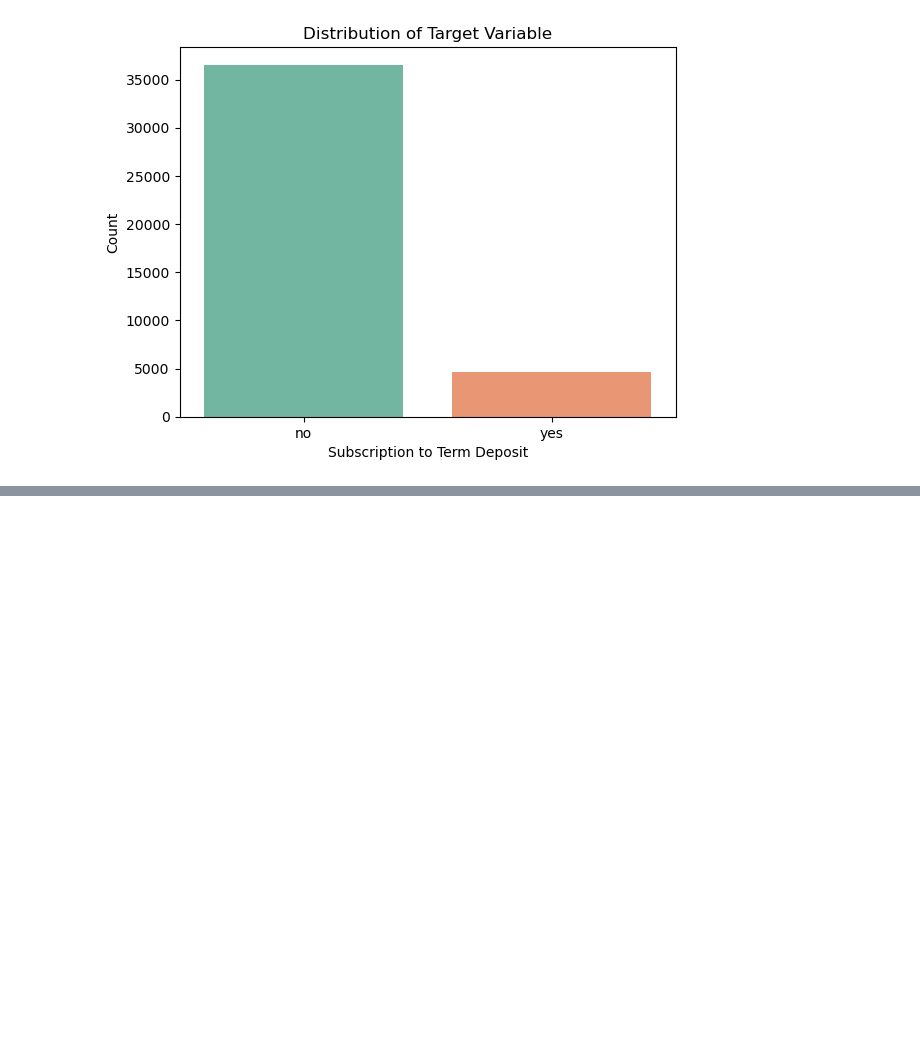
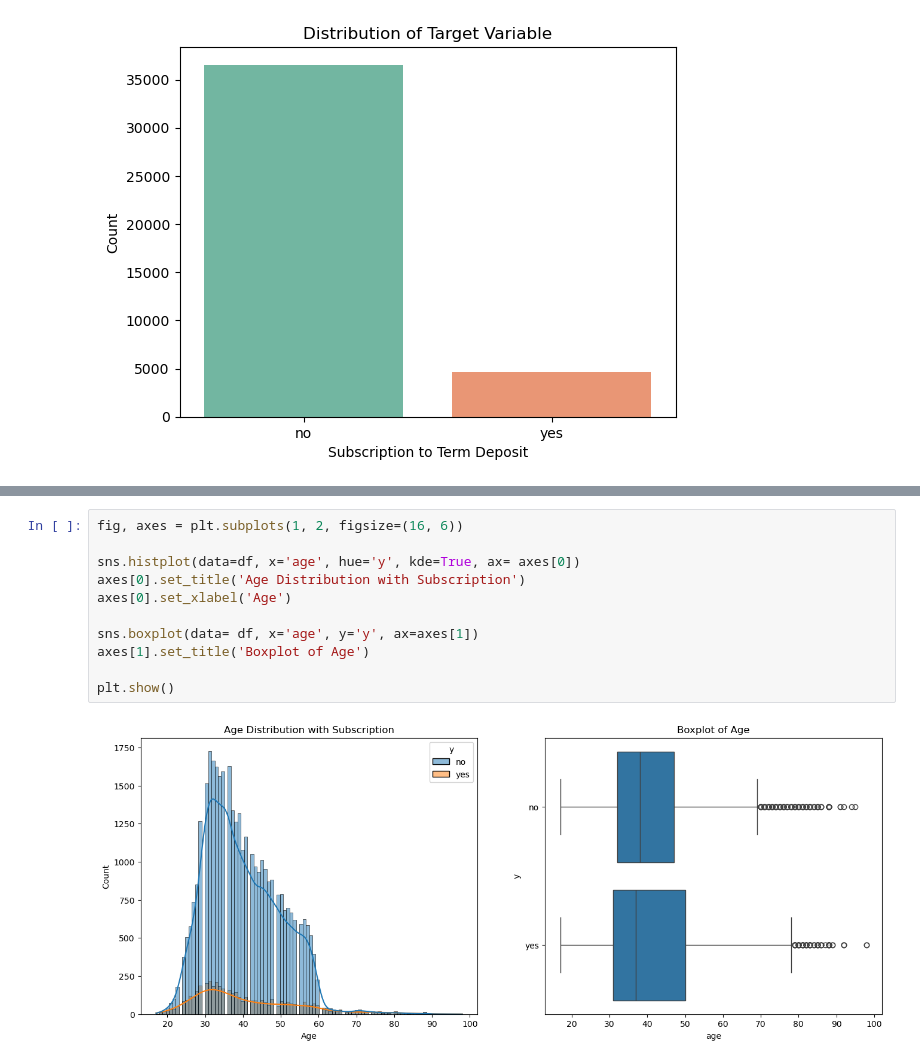
Before and after one commit to hathimazman/MachineLearning_Project2, a Jupyter notebook: hathim.ipynb, the cells around one changed output, grey strips where cells are left out. Drawn from its saved outputs; the diff is of its cells as text; blank space fills up the shorter version.

```diff
--- a/hathim.ipynb
+++ b/hathim.ipynb
@@ -102,0 +142,13 @@ hdffjhgfjhg
+# %%
+fig, axes = plt.subplots(1, 2, figsize=(16, 6))
+
+sns.histplot(data=df, x='age', hue='y', kde=True, ax= axes[0])
+axes[0].set_title('Age Distribution with Subscription')
+axes[0].set_xlabel('Age')
+
+sns.boxplot(data= df, x='age', y='y', ax=axes[1])
+axes[1].set_title('Boxplot of Age')
+
+plt.show()
+# %% [output]
+[figure, added]
```
Also changed, not shown: parts of 10 cells of this notebook.
